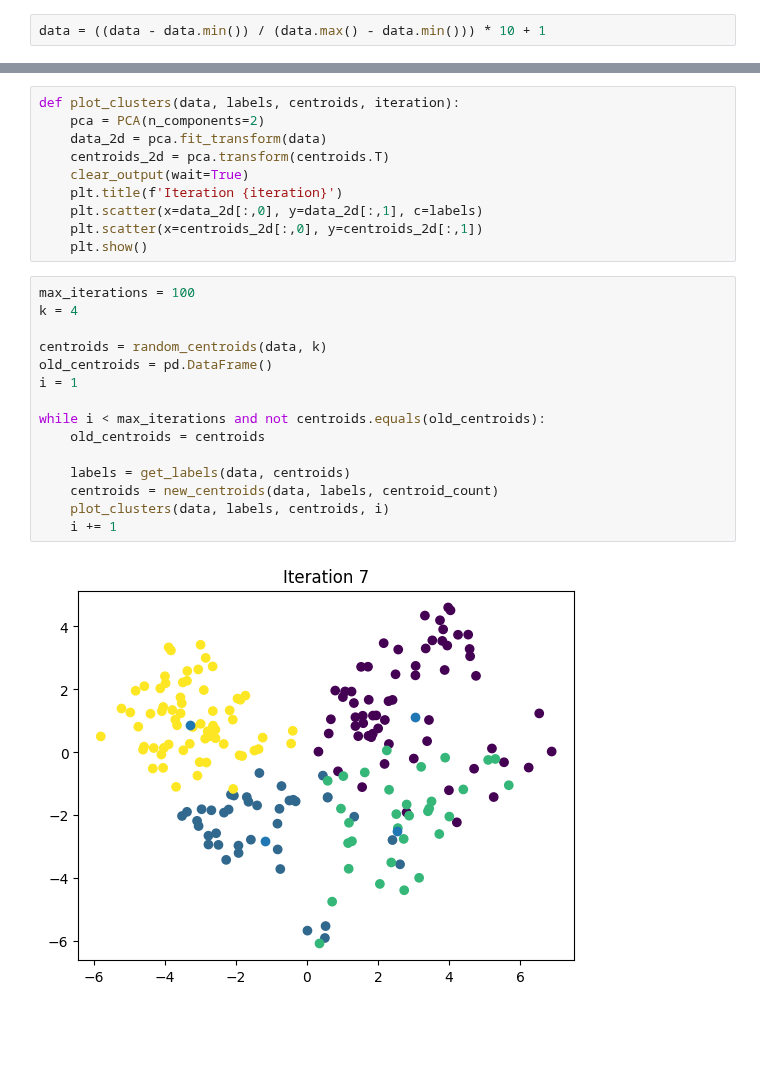
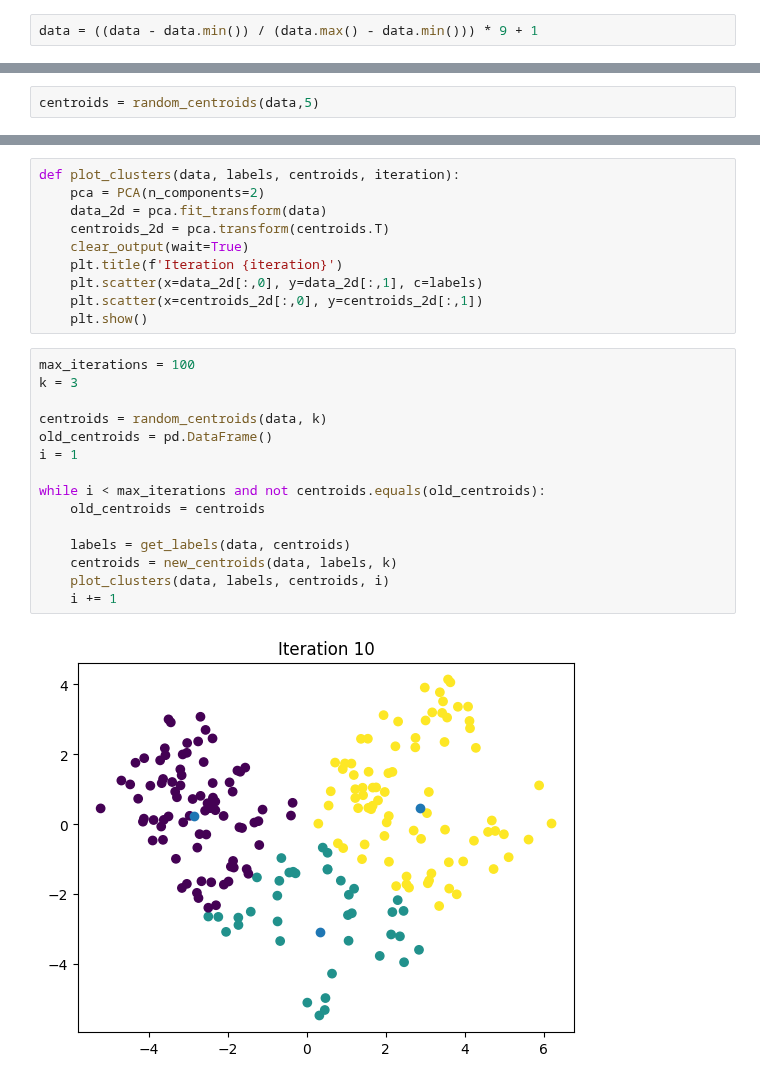
Before and after one commit to adamplankey/K-means, a Jupyter notebook: KmeansMall.ipynb, the cells around one changed output, grey strips where cells are left out. Cells and saved outputs as stored; diff of their text form; blank space fills up the shorter version.

```diff
--- a/KmeansMall.ipynb
+++ b/KmeansMall.ipynb
@@ -39,7 +39,7 @@ data
 | 199 | 30 | 137 | 83 |
 200 rows × 3 columns
 # %%
-data = ((data - data.min()) / (data.max() - data.min())) * 10 + 1
+data = ((data - data.min()) / (data.max() - data.min())) * 9 + 1
 # %%
 data.describe()
 # %% [output]
@@ -59,6 +59,8 @@ def random_centroids(data, k):
         centroid = data.apply(lambda x: float(x.sample()))
         centroids.append(centroid)
     return pd.concat(centroids, axis=1)
+# %%
+centroids = random_centroids(data,5)
 # %%
 def get_labels(data, centroids):
     distances = centroids.apply(lambda x: np.sqrt(((data - x) ** 2).sum(axis=1)))
@@ -79,21 +81,21 @@ def plot_clusters(data, labels, centroids, iteration):
     plt.show()
 # %%
 max_iterations = 100
-k = 4
+k = 3
 
 centroids = random_centroids(data, k)
 old_centroids = pd.DataFrame()
 i = 1
 
 while i < max_iterations and not centroids.equals(old_centroids):
     old_centroids = centroids
 
     labels = get_labels(data, centroids)
-    centroids = new_centroids(data, labels, centroid_count)
+    centroids = new_centroids(data, labels, k)
     plot_clusters(data, labels, centroids, i)
     i += 1
 # %% [output]
-[figure, old version]
+[figure, new version]
 # %%
 centroids
 # %% [output]
```
Also changed, not shown: parts of 2 cells of this notebook.
